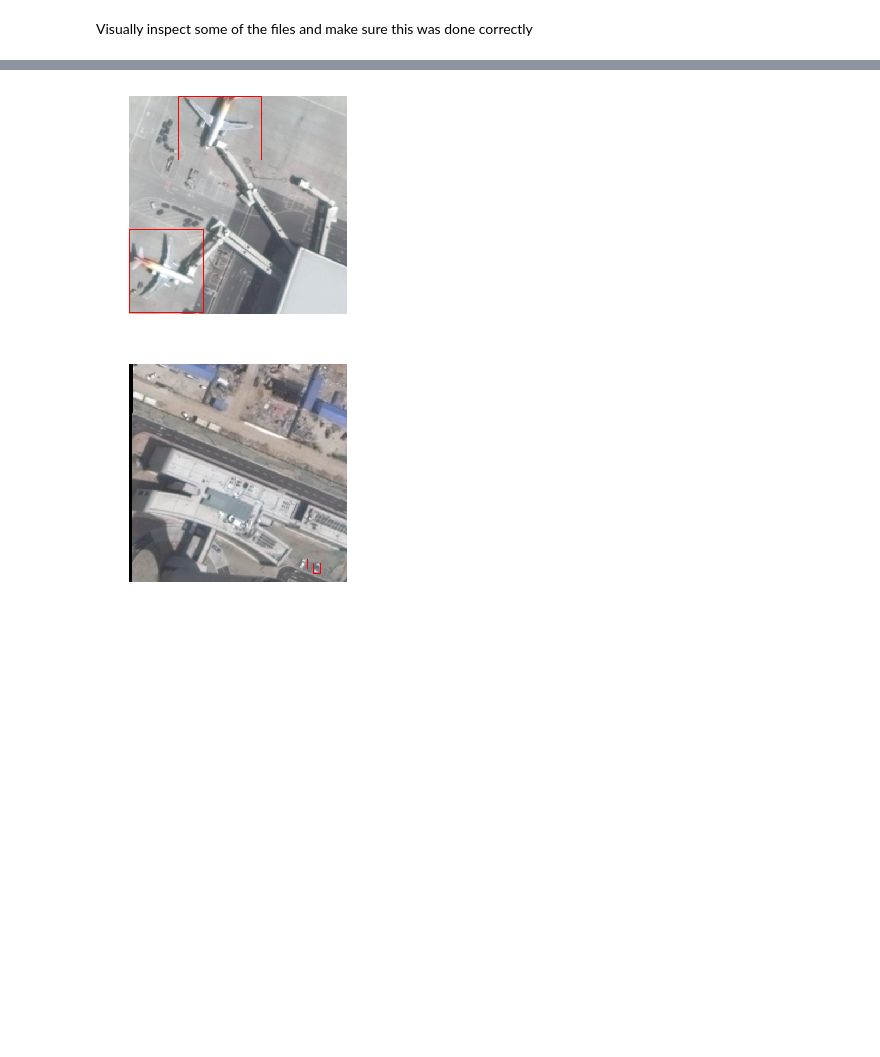
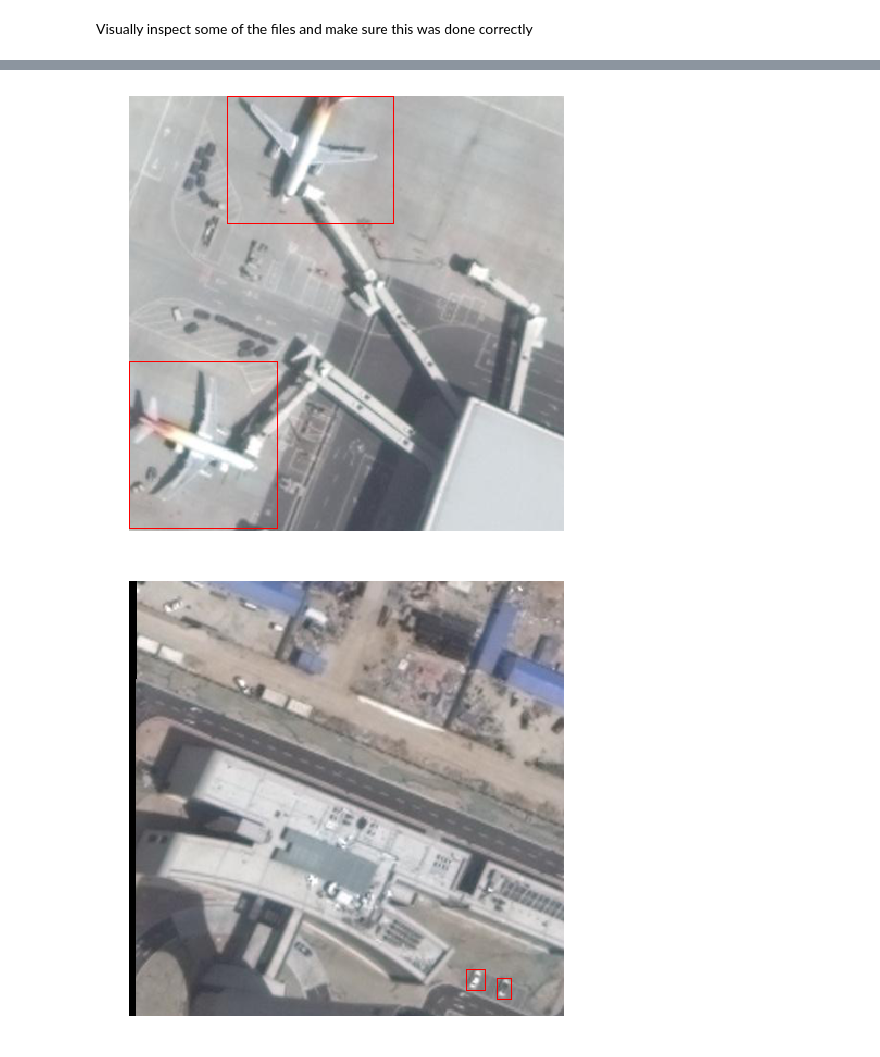
Before and after one commit to bdhammel/faraway-farms, a Jupyter notebook: workspace/clean_dota_dataset.ipynb, the cells around one changed output, grey strips where cells are left out. Drawn from its saved outputs; the diff is of its cells as text; code cells hidden in the pictures; blank space fills up the shorter version.

```diff
--- a/workspace/clean_dota_dataset.ipynb
+++ b/workspace/clean_dota_dataset.ipynb
@@ -88,7 +106,7 @@ ds = obj_pipeline.load_data(annotations_file, max_images=10)
 # Plotting PIL images as a matplotlib image screws up some of the bounding boxes for some reason;
 # I assume it's a resize issue. Remove `return_image` or set it to `False` to pop-up a window with the image
 for img in ds:
-    plt.figure()
+    plt.figure(figsize=(8,8))
     im = img.show(labels='all', return_image=True)
     plt.imshow(np.asarray(im))
     plt.axis('off')
@@ -101,2 +119,2 @@ for img in ds:
-[figure, old version]
+[figure, new version]
-[figure, old version]
+[figure, new version]
```
Also changed, not shown: parts of 2 cells of this notebook, 11 other files.
